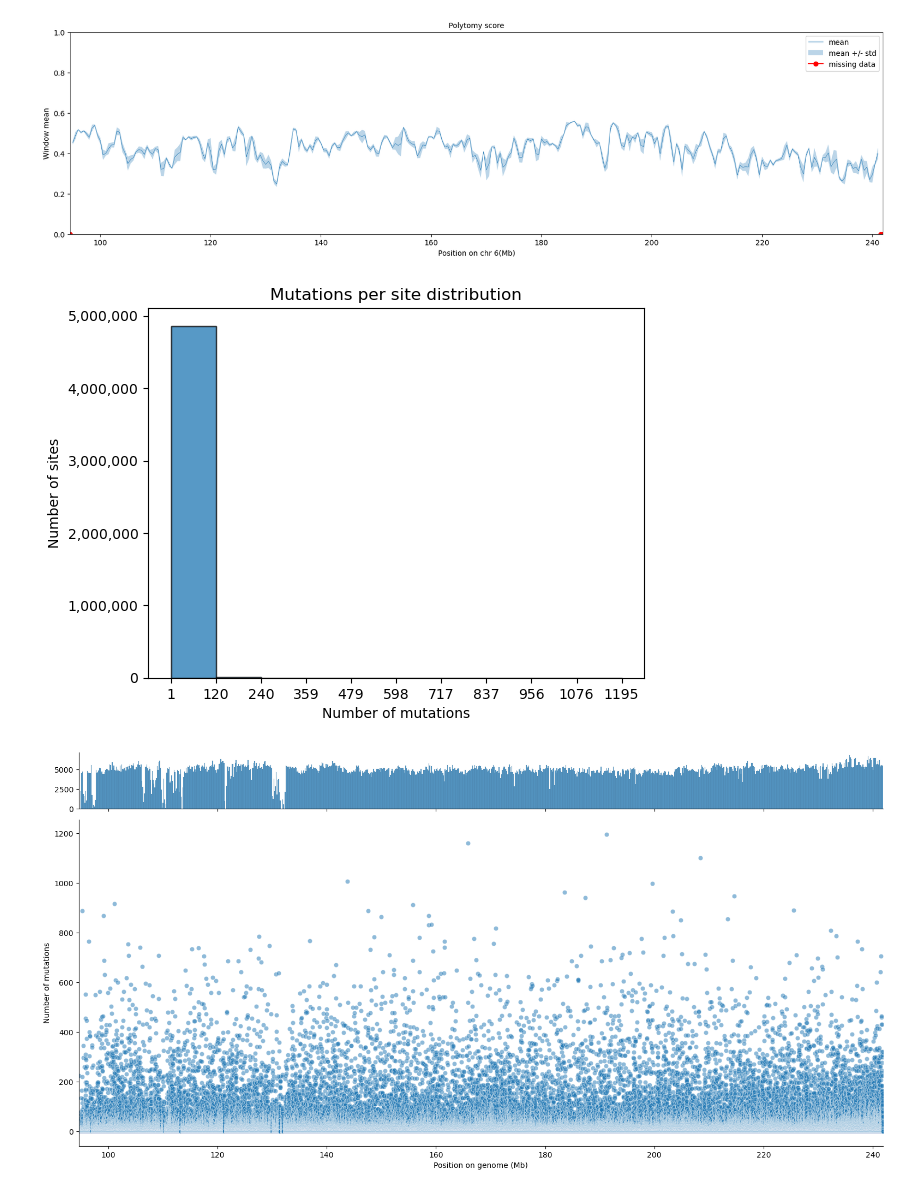
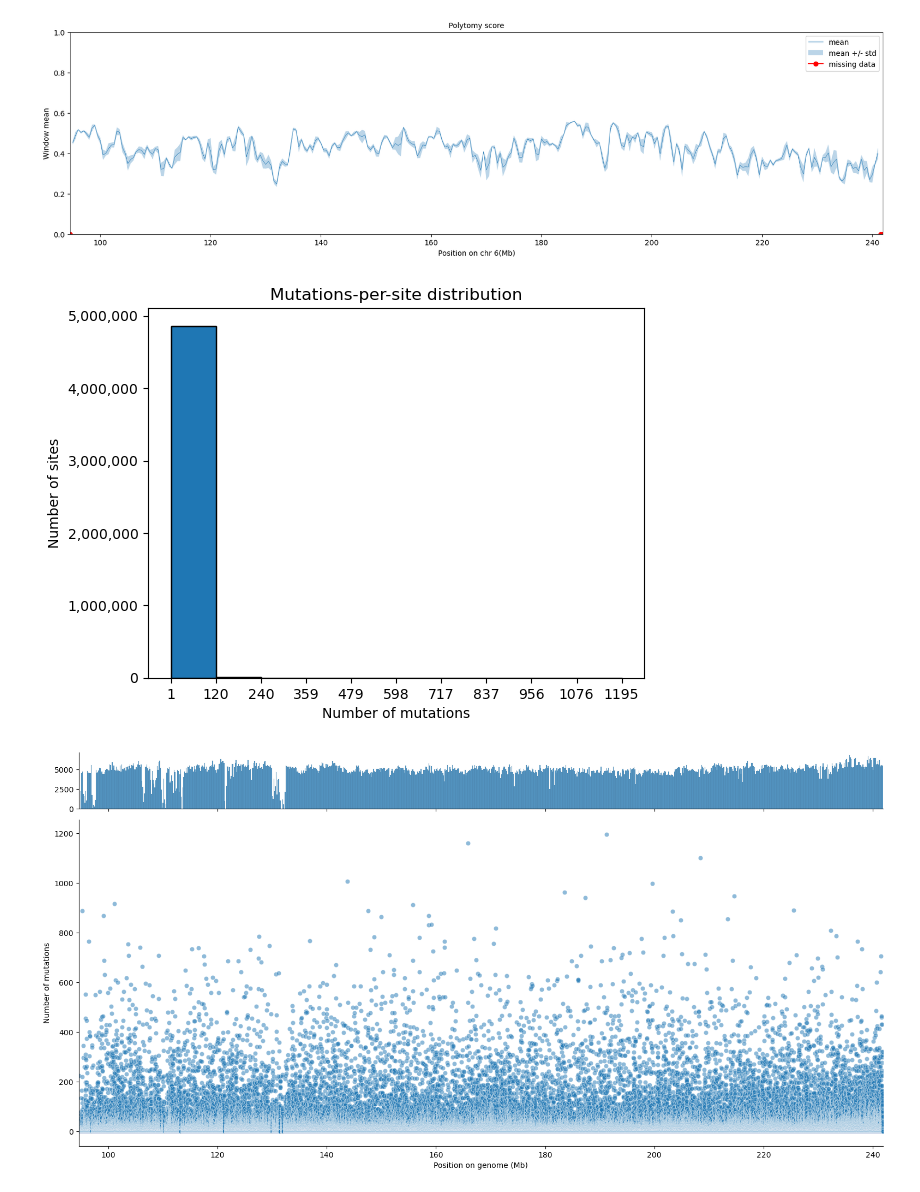
Before and after one commit to tskit-dev/tsbrowse, a Jupyter notebook: qc-template.ipynb, the cells around one changed output. Drawn from its saved outputs; the diff is of its cells as text; code cells hidden in the pictures.

```diff
--- a/qc-template.ipynb
+++ b/qc-template.ipynb
@@ -29,9 +29,9 @@ tinfo.plot_polytomy_fractions(window_size=500_000, overlap=0)
 # %% [output]
 [figure]
 # %%
-tinfo.plot_mutations_per_site_distribution()
+tinfo.plot_mutations_per_site()
 # %% [output]
-[figure, old version]
+[figure, new version]
 # %%
 tinfo.plot_mutations_per_site_along_seq(zoom_start=None, zoom_end=None)
 # %% [output]
```
Also changed, not shown: parts of 2 cells of this notebook, 1 other file.
